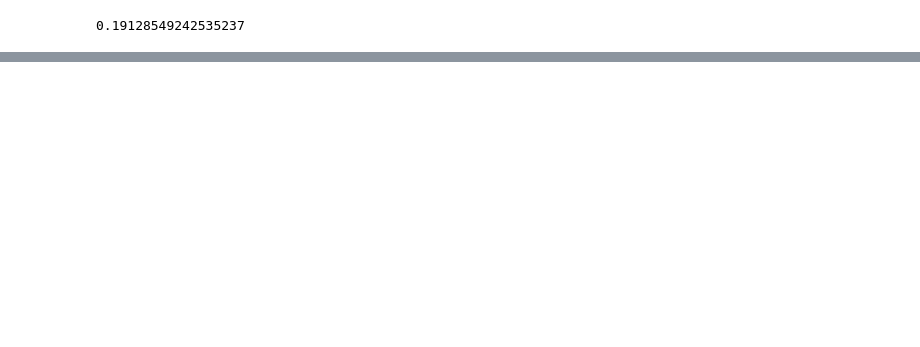
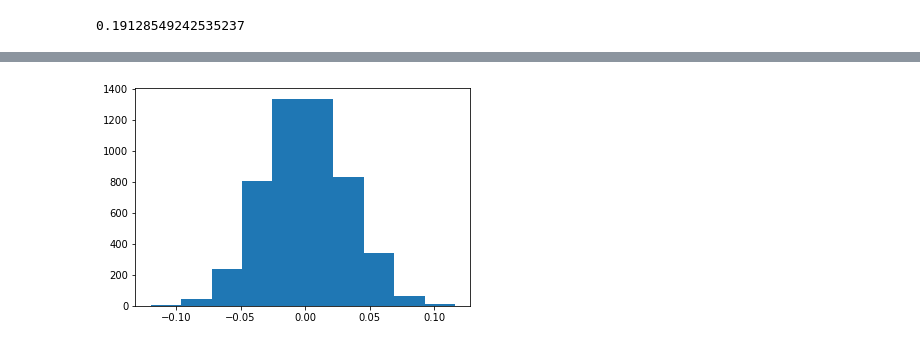
Before and after one commit to swang13/stack-overflow-survey, a Jupyter notebook: stack-overflow-survey-analysis.ipynb, the cells around one changed output, grey strips where cells are left out. Saved outputs shown, nothing was run; the diff lists cells and outputs as text; code cells hidden in the pictures; blank space fills up the shorter version.

```diff
--- a/stack-overflow-survey-analysis.ipynb
+++ b/stack-overflow-survey-analysis.ipynb
@@ -96,0 +139,8 @@ df_wfh['WorkFromHome'].mean()
+# %%
+# Simulate distribution under the null hypothesis
+null_vals = np.random.normal(0, diffs.std(), diffs.size)
+
+# Plot the null distribution
+plt.hist(null_vals);
+# %% [output]
+[figure, added]
```
Also changed, not shown: parts of 9 cells of this notebook.
